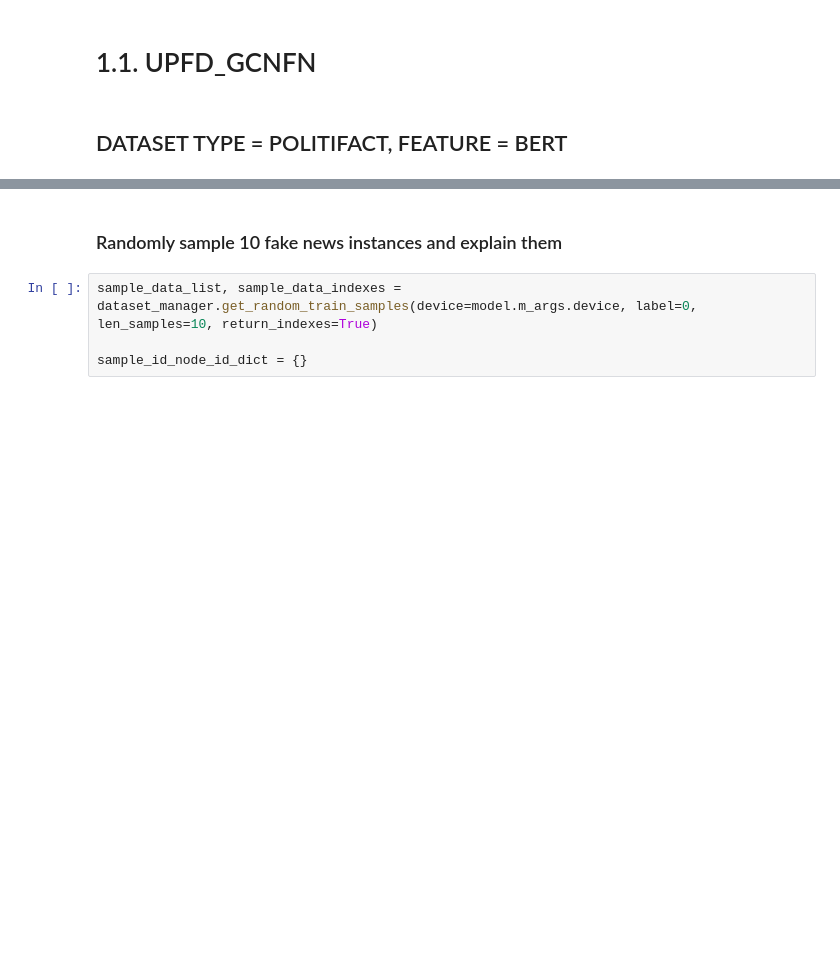
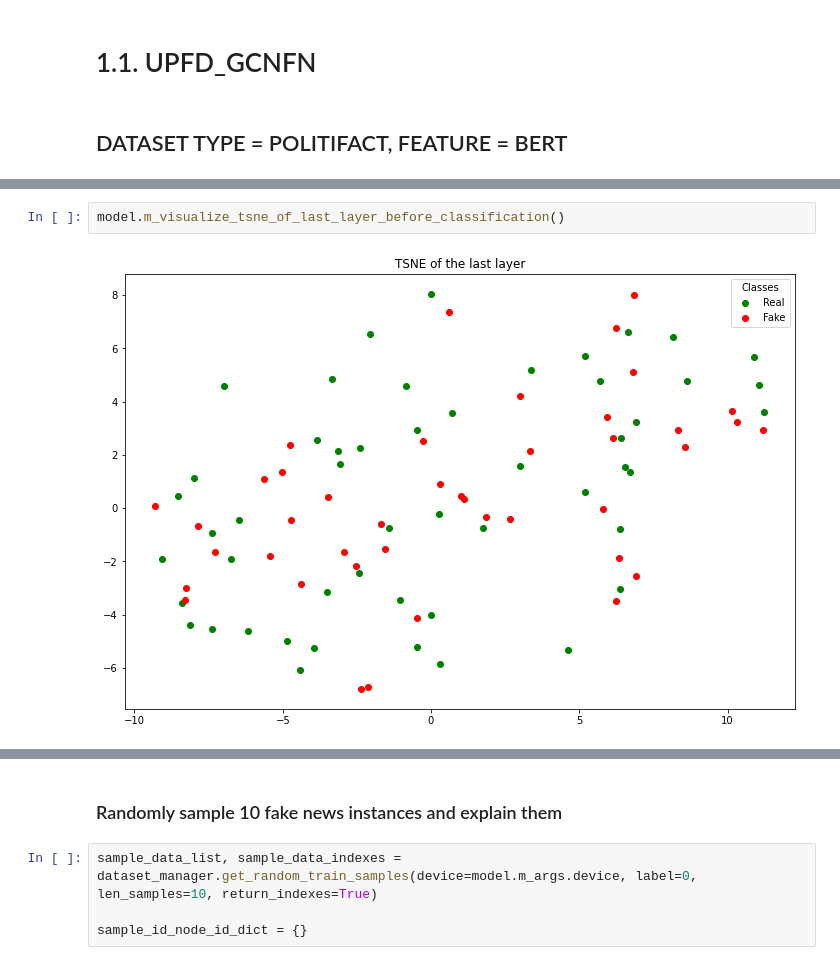
Before and after one commit to sersery35/Explainability_of_FND_Models, a Jupyter notebook: GNNFakeNews/notebooks/UPFD_GCNFN_POL_Notebook.ipynb, the cells around one changed output, grey strips where cells are left out. Saved outputs shown, nothing was run; the diff lists cells and outputs as text; blank space fills up the shorter version.

```diff
--- a/GNNFakeNews/notebooks/UPFD_GCNFN_POL_Notebook.ipynb
+++ b/GNNFakeNews/notebooks/UPFD_GCNFN_POL_Notebook.ipynb
@@ -35,2 +40,6 @@ Test set results: acc: 0.8235, f1_macro: 0.8222, f1_micro: 0.8235,precision: 0.8
+# %%
+model.m_visualize_tsne_of_last_layer_before_classification()
+# %% [output]
+[figure, added]
 # %%
 sample_data = dataset_manager.get_random_train_samples(device=model.m_args.device, label=0)[0]
```
Also changed, not shown: parts of 9 cells of this notebook, 9 other files.
